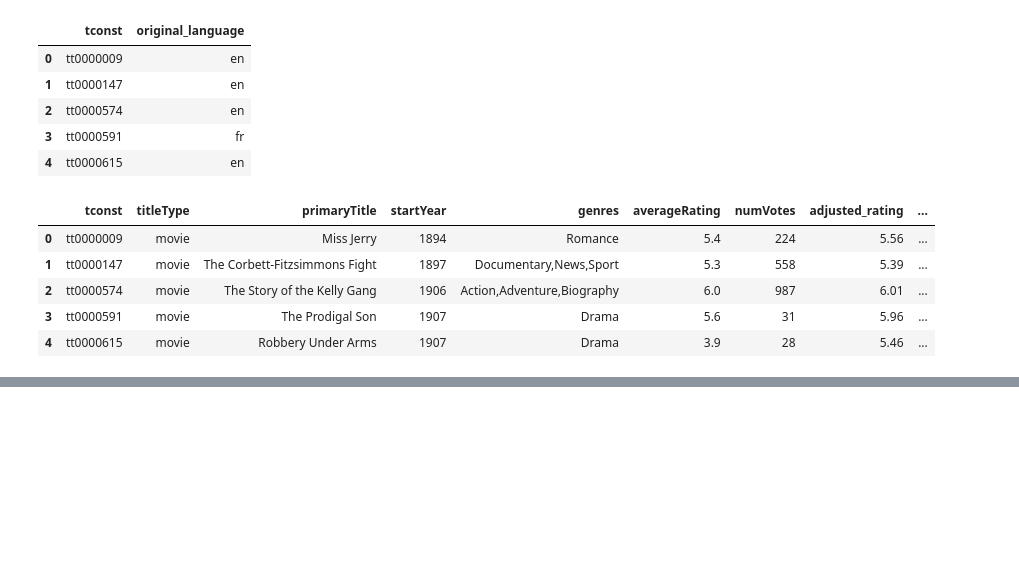
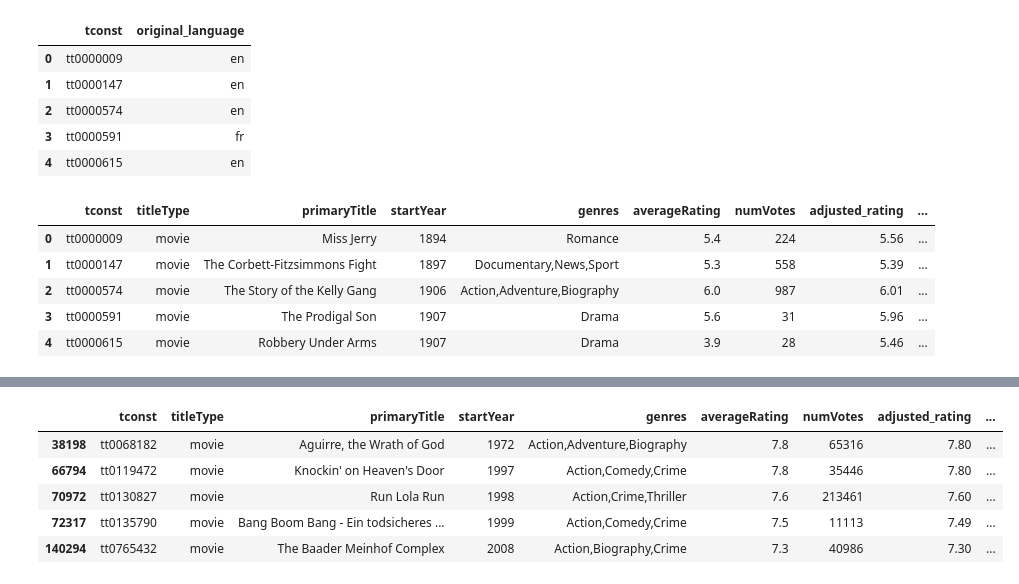
Before and after one commit to RidhyHira/The-Movie-Mashup, a Jupyter notebook: Movie_Mashup_v1.1.ipynb, the cells around one changed output, grey strips where cells are left out. Drawn from its saved outputs; the diff is of its cells as text; code cells hidden in the pictures; blank space fills up the shorter version.

```diff
--- a/Movie_Mashup_v1.1.ipynb
+++ b/Movie_Mashup_v1.1.ipynb
@@ -206,4 +215,14 @@ final_data[final_data[f'has_{user_input}'] != 0].head()
 # %%
-final_data.loc[(final_data[f'has_{user_input}'] != 0) & ((final_data['original_language'] == 'bn'))].sort_values(
-    by=[f'has_{user_input}','adjusted_rating'],ascending=[True,False]).to_excel(
-        f'movie_has_{user_input}_list.xlsx')
+user_lang = input('Enter language that you want to see movies in:')
+
+movie_list = movie_list.loc[(movie_list[f'has_{user_input}'] != 0) & ((movie_list['original_language'] == user_lang))].sort_values(
+    by=[f'has_{user_input}','adjusted_rating'],ascending=[True,False])
+
+movie_list.head()
+# %% [output]
+|  | tconst | titleType | primaryTitle | startYear | genres | averageRating | numVotes | adjusted_rating | ... |
+| 38198 | tt0068182 | movie | Aguirre, the Wrath of God | 1972 | Action,Adventure,Biography | 7.8 | 65316 | 7.80 | ... |
+| 66794 | tt0119472 | movie | Knockin' on Heaven's Door | 1997 | Action,Comedy,Crime | 7.8 | 35446 | 7.80 | ... |
+| 70972 | tt0130827 | movie | Run Lola Run | 1998 | Action,Crime,Thriller | 7.6 | 213461 | 7.60 | ... |
+| 72317 | tt0135790 | movie | Bang Boom Bang - Ein todsicheres ... | 1999 | Action,Comedy,Crime | 7.5 | 11113 | 7.49 | ... |
+| 140294 | tt0765432 | movie | The Baader Meinhof Complex | 2008 | Action,Biography,Crime | 7.3 | 40986 | 7.30 | ... |
```
Also changed, not shown: parts of 4 cells of this notebook, 2 other files.
